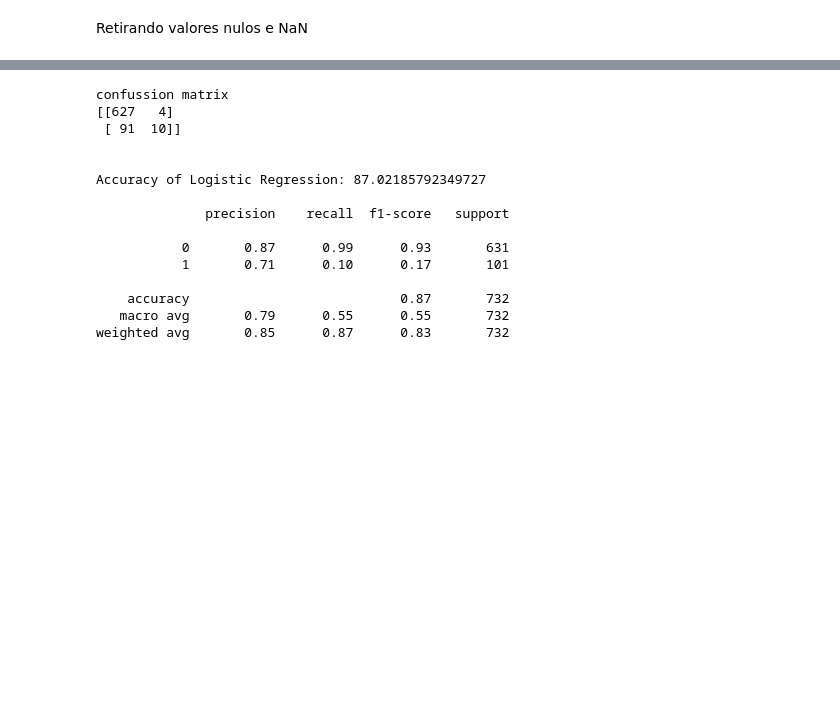
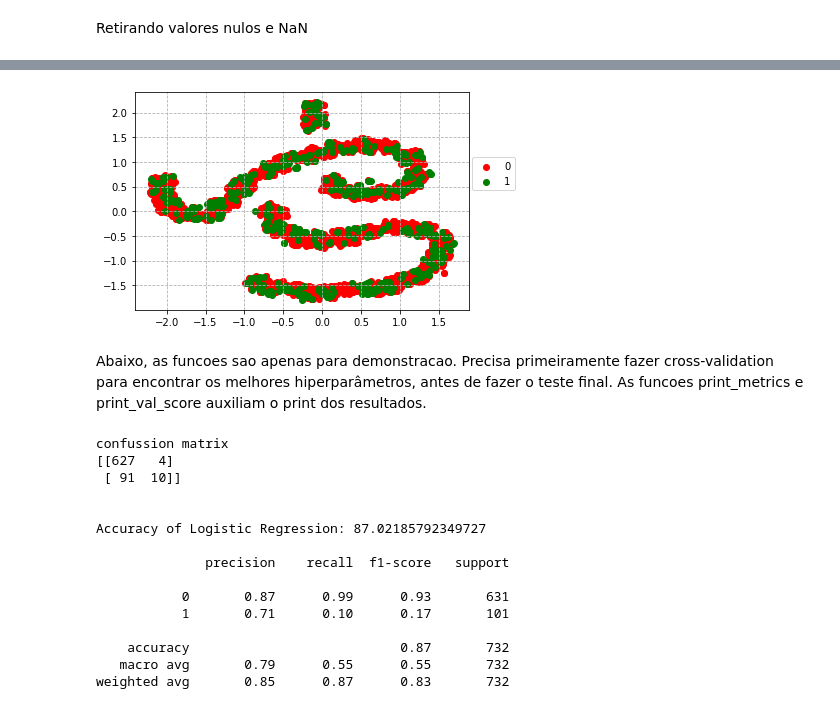
Before and after one commit to ianloron00/ML-project, a Jupyter notebook: P4 - Heart Disease Prediction through SV.ipynb, the cells around one changed output, grey strips where cells are left out. Saved outputs shown, nothing was run; the diff lists cells and outputs as text; code cells hidden in the pictures; blank space fills up the shorter version.

```diff
--- a/P4 - Heart Disease Prediction through SV.ipynb
+++ b/P4 - Heart Disease Prediction through SV.ipynb
@@ -30,0 +33,12 @@ from sklearn.model_selection import cross_validate
+# %%
+def print_tsne(samples_2d, targets):
+    # tsne = TSNE(n_components=2, random_state=0)
+    # samples_2d = tsne.fit_transform(samples)
+    target_ids = range(2)
+    colors = 'r', 'g'
+    for i, c, label in zip(target_ids, colors, targets):
+        plt.scatter(samples_2d[targets == i, 0], samples_2d[targets == i, 1], c=c, label=label)
+    plt.grid(linestyle='--')
+    plt.legend(bbox_to_anchor=(1.15, 0.725, 0, 0))
+    plt.show()
+    plt.close()
@@ -67,6 +111,14 @@ X_train, X_test, y_train, y_test = train_test_split(X, y, test_size=0.20, random
 scaler = StandardScaler()
 X_train = scaler.fit_transform(X_train)
 X_test = scaler.transform(X_test)
+# %%
+# print data distribution after t-SNE reduction
+# print_2d_data(X_train, y_train)
+print_tsne(X_train, y_train)
+# %% [output]
+[figure, added]
+# %% [markdown]
+Abaixo, as funcoes sao apenas para demonstracao. Precisa primeiramente fazer cross-validation para encontrar os melhores hiperparâmetros, antes de fazer o teste final. As funcoes print_metrics e print_val_score auxiliam o print dos resultados.
 # %%
 m1 = 'Logistic Regression'
 lr = LogisticRegression()
```
Also changed, not shown: parts of 8 cells of this notebook.
